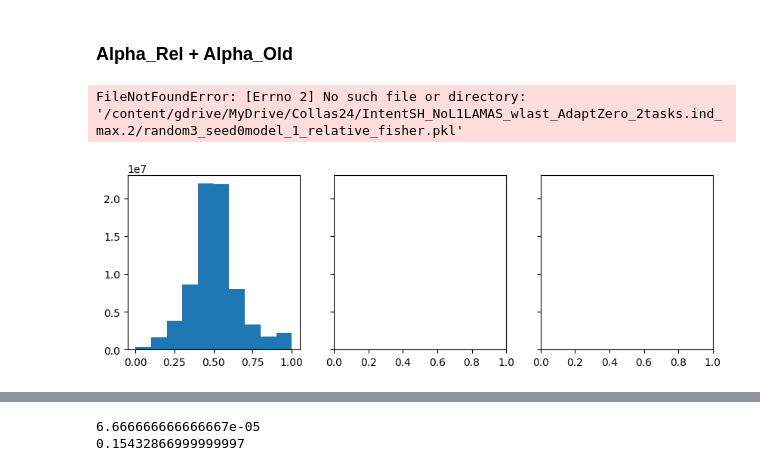
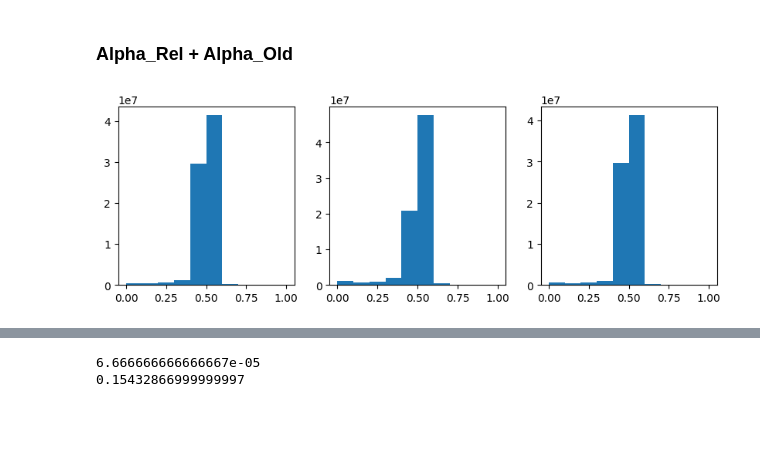
Before and after one commit to itsmemala/FABR, a Jupyter notebook: CL_Metrics.ipynb, the cells around one changed output, grey strips where cells are left out. Cells and saved outputs as stored; diff of their text form; code cells hidden in the pictures; blank space fills up the shorter version.

```diff
--- a/CL_Metrics.ipynb
+++ b/CL_Metrics.ipynb
@@ -523,23 +523,20 @@ class CPU_Unpickler(pickle.Unpickler):
         else:
             return super().find_class(module, name)
 # %%
-# path_alpharel = '/content/gdrive/MyDrive/Collas24/IntentSH_NoL1LAEWC_wlast_AdaptZero_2tasks.4/'
-# path_alpharel = '/content/gdrive/MyDrive/Collas24/IntentSH_NoL1LAEWC_wlast_AdaptZero_2tasks.ind_max/'
-path_alpharel = '/content/gdrive/MyDrive/Collas24/IntentSH_NoL1LAMAS_wlast_AdaptZero_2tasks.ind_max.2/'
+path_alpharel = '/content/gdrive/MyDrive/Collas24/IntentSH_NoL1LAEWC_wlast_AdaptZero_2tasks.4/'
 
 fig, axes = plt.subplots(nrows=1, ncols=3, sharey='row', figsize=(10, 3))
 for seed in [0]:
     for ax_idx, rand_idx in enumerate([0,3,6]):
         with open(path_alpharel+'random'+str(rand_idx)+'_seed'+str(seed)+'model_1_relative_fisher.pkl', 'rb') as handle:
             alpha_rel = CPU_Unpickler(handle).load()
             for i,(k,v) in enumerate(alpha_rel.items()):
               if i==0:
                   vals = v.flatten()
               else:
                   vals = torch.cat((vals,v.flatten()))
             # print(vals.shape)
         axes[ax_idx].hist(vals.numpy())
 # %% [output]
-FileNotFoundError: [Errno 2] No such file or directory: '/content/gdrive/MyDrive/Collas24/IntentSH_NoL1LAMAS_wlast_AdaptZero_2tasks.ind_max.2/random3_seed0model_1_relative_fisher.pkl'
-[figure, old version]
+[figure, new version]
 # %%
```
Also changed, not shown: parts of 13 cells of this notebook.
